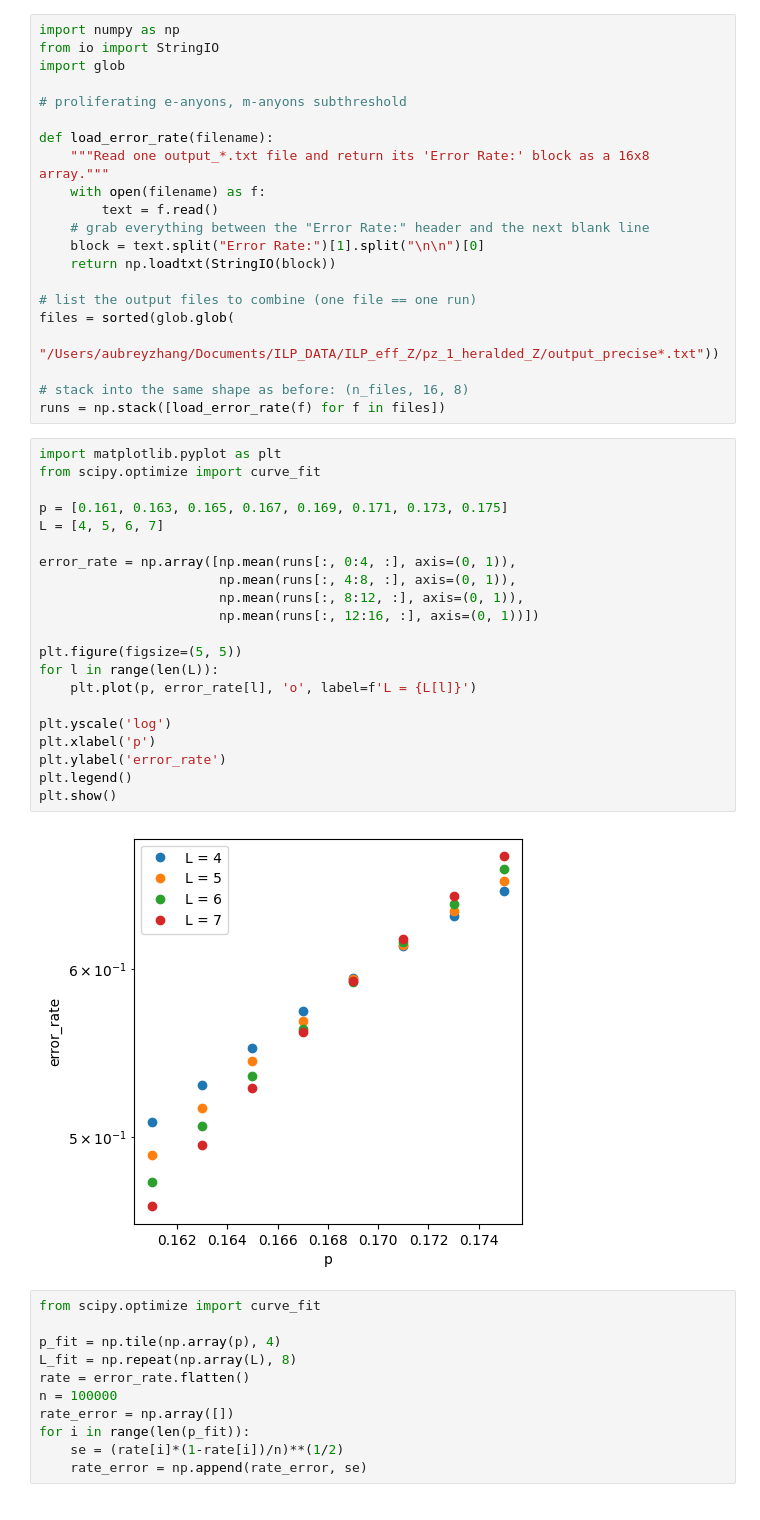
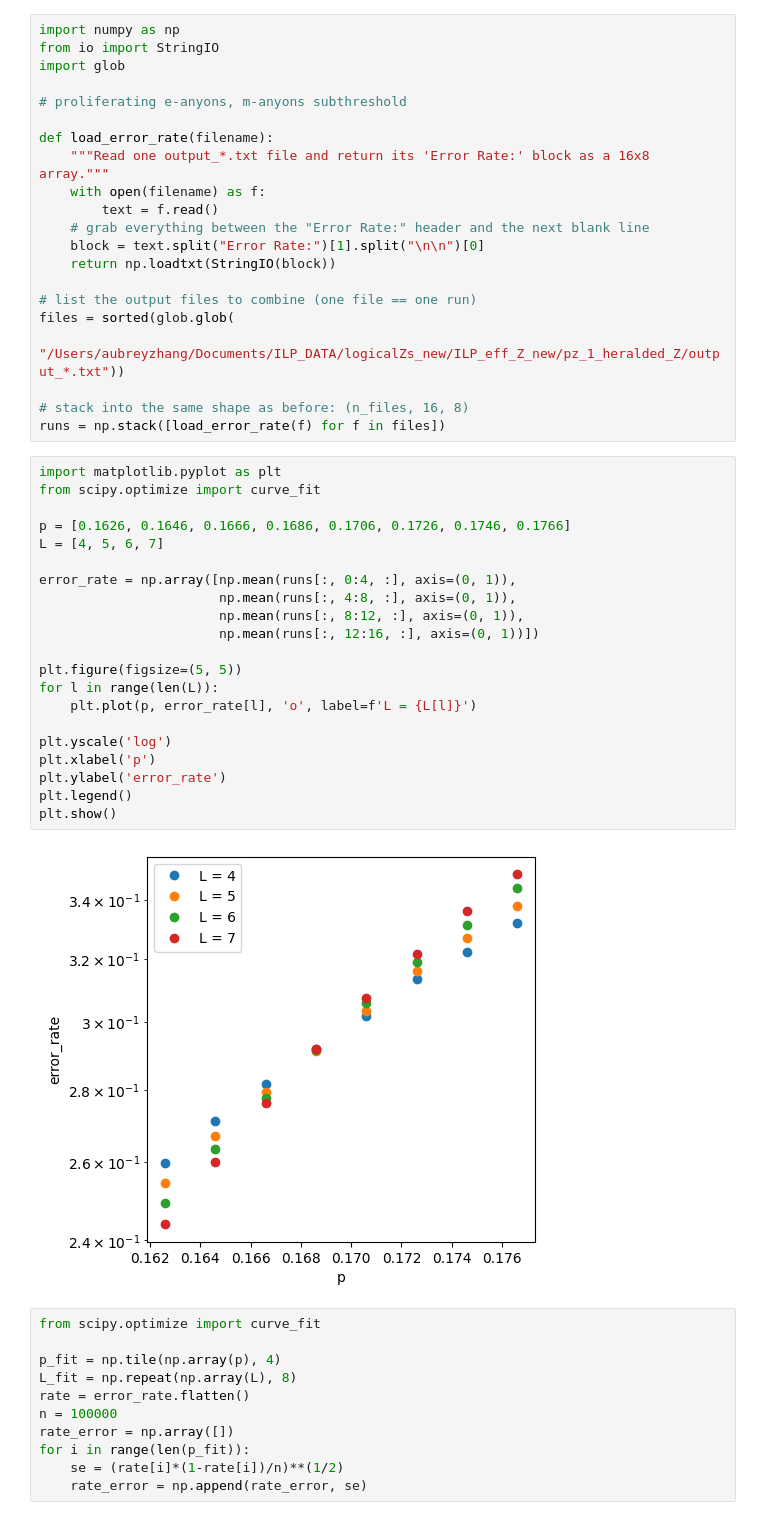
Before and after one commit to steamdou/TOPO-QC, a Jupyter notebook: data_plots/ILP_eff_plots/Z_state_plots/pz1_heralded_Z.ipynb, the cells around one changed output. Drawn from its saved outputs; the diff is of its cells as text.

```diff
--- a/data_plots/ILP_eff_plots/Z_state_plots/pz1_heralded_Z.ipynb
+++ b/data_plots/ILP_eff_plots/Z_state_plots/pz1_heralded_Z.ipynb
@@ -15,33 +15,33 @@ def load_error_rate(filename):
 
 # list the output files to combine (one file == one run)
 files = sorted(glob.glob(
-    "/Users/aubreyzhang/Documents/ILP_DATA/ILP_eff_Z/pz_1_heralded_Z/output_precise*.txt"))
+    "/Users/aubreyzhang/Documents/ILP_DATA/logicalZs_new/ILP_eff_Z_new/pz_1_heralded_Z/output_*.txt"))
 
 # stack into the same shape as before: (n_files, 16, 8)
 runs = np.stack([load_error_rate(f) for f in files])
 # %%
 import matplotlib.pyplot as plt
 from scipy.optimize import curve_fit
 
-p = [0.161, 0.163, 0.165, 0.167, 0.169, 0.171, 0.173, 0.175]
+p = [0.1626, 0.1646, 0.1666, 0.1686, 0.1706, 0.1726, 0.1746, 0.1766]
 L = [4, 5, 6, 7]
 
 error_rate = np.array([np.mean(runs[:, 0:4, :], axis=(0, 1)),
                        np.mean(runs[:, 4:8, :], axis=(0, 1)),
                        np.mean(runs[:, 8:12, :], axis=(0, 1)),
                        np.mean(runs[:, 12:16, :], axis=(0, 1))])
 
 plt.figure(figsize=(5, 5))
 for l in range(len(L)):
     plt.plot(p, error_rate[l], 'o', label=f'L = {L[l]}')
 
 plt.yscale('log')
 plt.xlabel('p')
 plt.ylabel('error_rate')
 plt.legend()
 plt.show()
 # %% [output]
-[figure, old version]
+[figure, new version]
 # %%
 from scipy.optimize import curve_fit
 
```
Also changed, not shown: parts of 3 cells of this notebook, 10 other files.
